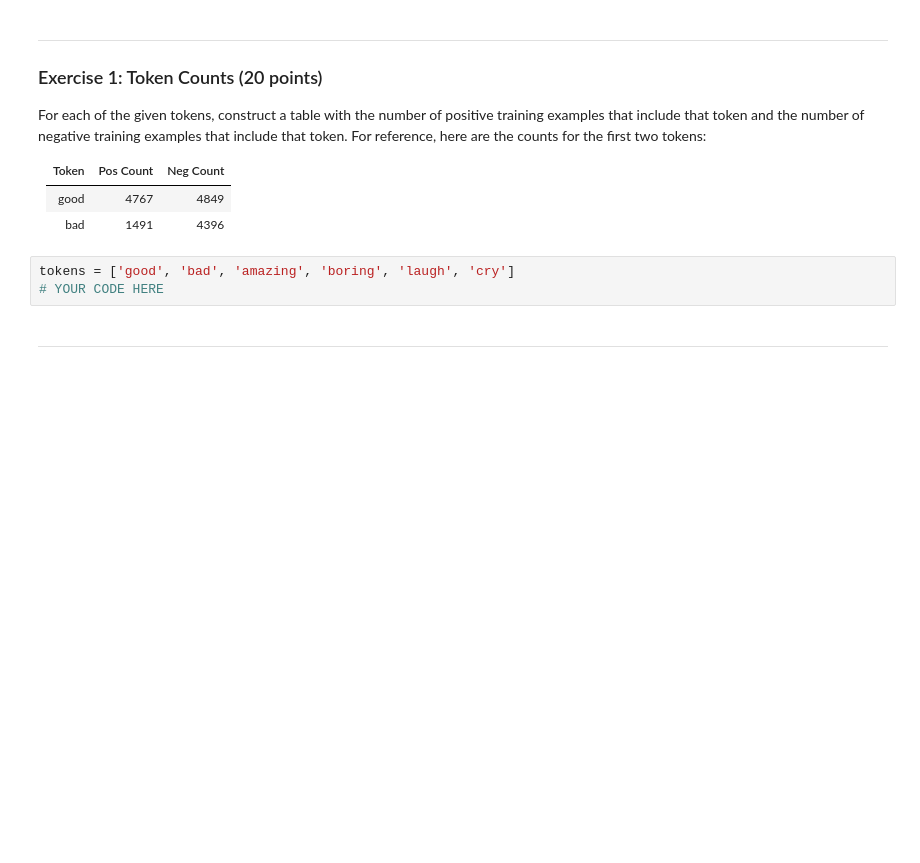
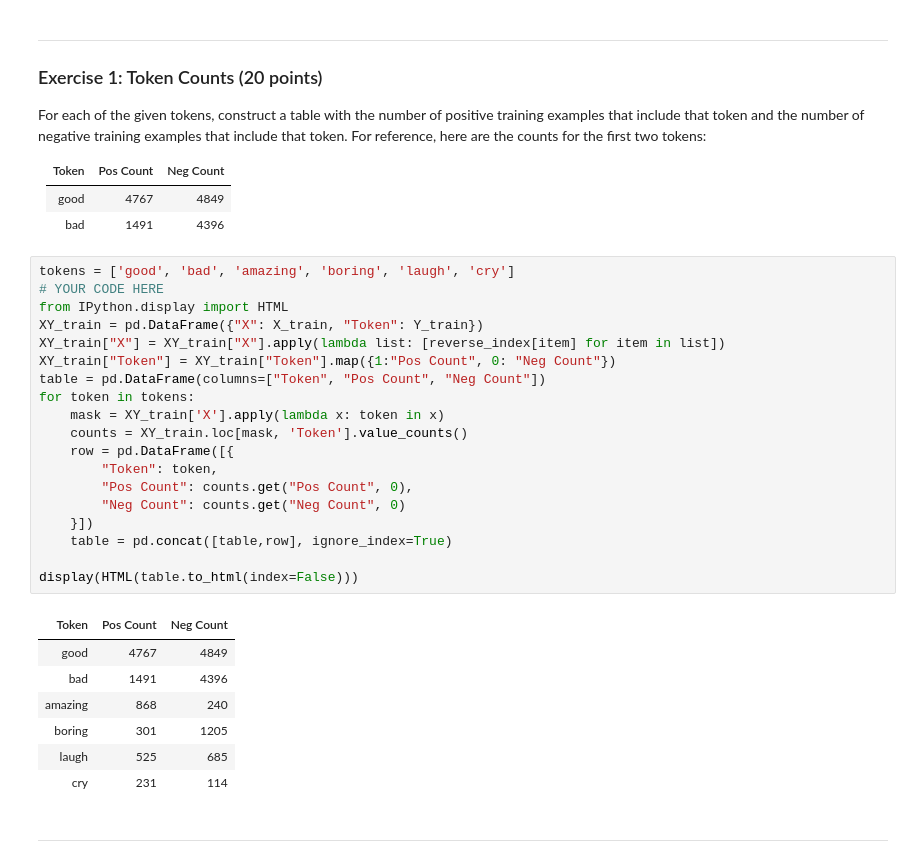
Before and after one commit to davidsolow/w207_applied_machine_learning, a Jupyter notebook: Homeworks/09 Embeddings for Text.ipynb, the cells around one changed output. Cells and saved outputs as stored; diff of their text form; blank space fills up the shorter version.

```diff
--- a/Homeworks/09 Embeddings for Text.ipynb
+++ b/Homeworks/09 Embeddings for Text.ipynb
@@ -109,9 +139,33 @@ For each of the given tokens, construct a table with the number of positive trai
 |-|-|-|
 |good|4767|4849|
 |bad|1491|4396|
-# %%
-tokens = ['good', 'bad', 'amazing', 'boring', 'laugh', 'cry']
-# YOUR CODE HERE
+# %%
+tokens = ['good', 'bad', 'amazing', 'boring', 'laugh', 'cry']
+# YOUR CODE HERE
+from IPython.display import HTML
+XY_train = pd.DataFrame({"X": X_train, "Token": Y_train})
+XY_train["X"] = XY_train["X"].apply(lambda list: [reverse_index[item] for item in list])
+XY_train["Token"] = XY_train["Token"].map({1:"Pos Count", 0: "Neg Count"})
+table = pd.DataFrame(columns=["Token", "Pos Count", "Neg Count"])
+for token in tokens:
+    mask = XY_train['X'].apply(lambda x: token in x)
+    counts = XY_train.loc[mask, 'Token'].value_counts()
+    row = pd.DataFrame([{
+        "Token": token,
+        "Pos Count": counts.get("Pos Count", 0),
+        "Neg Count": counts.get("Neg Count", 0)
+    }])
+    table = pd.concat([table,row], ignore_index=True)
+
+display(HTML(table.to_html(index=False)))
+# %% [output]
+| Token | Pos Count | Neg Count |
+| good | 4767 | 4849 |
+| bad | 1491 | 4396 |
+| amazing | 868 | 240 |
+| boring | 301 | 1205 |
+| laugh | 525 | 685 |
+| cry | 231 | 114 |
 # %% [markdown]
 ---
 # %% [markdown]
```
Also changed, not shown: parts of 23 cells of this notebook.
